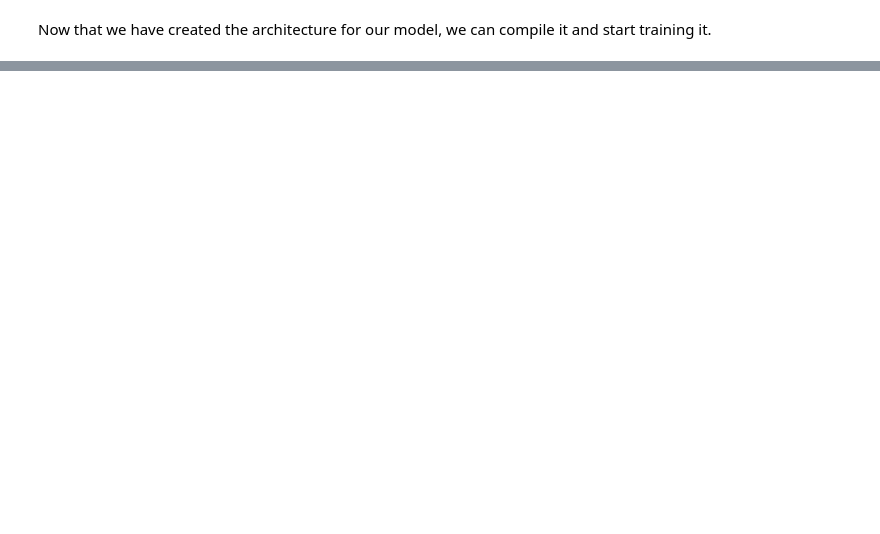
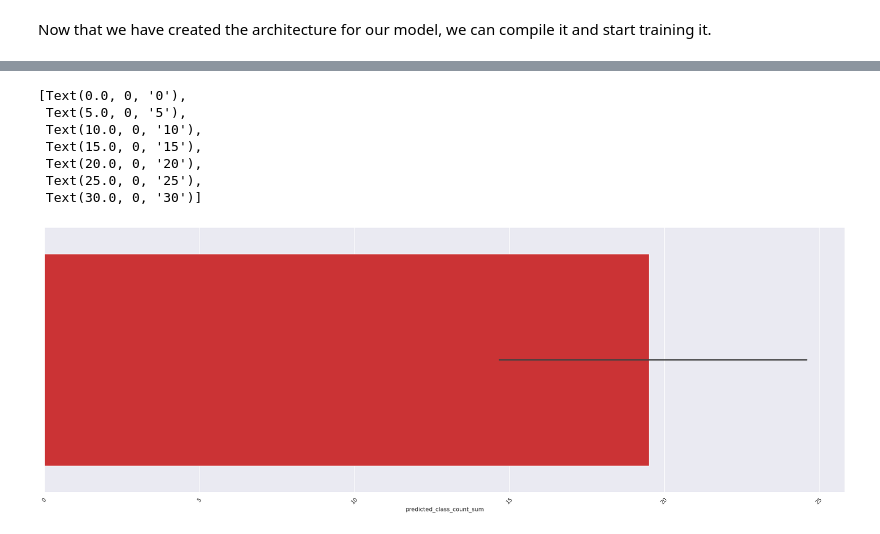
Before and after one commit to shrinirhanjani/Simpsons_character_classifier, a Jupyter notebook: 02_Creating_architecture_and_training.ipynb, the cells around one changed output, grey strips where cells are left out. Saved outputs shown, nothing was run; the diff lists cells and outputs as text; code cells hidden in the pictures; blank space fills up the shorter version.

```diff
--- a/02_Creating_architecture_and_training.ipynb
+++ b/02_Creating_architecture_and_training.ipynb
@@ -74,0 +269,5 @@ Now that we have created the architecture for our model, we can compile it and s
+# %%
+import seaborn as sns
+sns.set(rc={'figure.figsize':(30,10)})
+plot=sns.countplot(data=df,x='expected',palette='Set1')
+plot.set_xticklabels(plot.get_xticklabels(),rotation=45)
@@ -74,0 +296,2 @@ Now that we have created the architecture for our model, we can compile it and s
+# %%
+df_grouped=df.groupby(['expected', 'actual','results']).agg(predicted_class_count=('predicted_class', 'count')).reset_index()
@@ -74,0 +314,2 @@ Now that we have created the architecture for our model, we can compile it and s
+# %%
+df1=df_grouped[['expected','actual','results','predicted_class_count']]
@@ -74,0 +332,2 @@ Now that we have created the architecture for our model, we can compile it and s
+# %%
+df1 = df1.groupby(['expected', 'results']).agg(predicted_class_count_sum=('predicted_class_count', 'sum')).reset_index()
@@ -74,0 +354,13 @@ Now that we have created the architecture for our model, we can compile it and s
+# %%
+sns.set(rc = {'figure.figsize':(30,10)})
+plot=sns.barplot(data=df1,x='predicted_class_count_sum',palette='Set1',hue='results')
+plot.set_xticklabels(plot.get_xticklabels(), rotation=45)
+# %% [output]
+[Text(0.0, 0, '0'),
+ Text(5.0, 0, '5'),
+ Text(10.0, 0, '10'),
+ Text(15.0, 0, '15'),
+ Text(20.0, 0, '20'),
+ Text(25.0, 0, '25'),
+ Text(30.0, 0, '30')]
+[figure, added]
```
Also changed, not shown: parts of 40 cells of this notebook, 4 other files.
